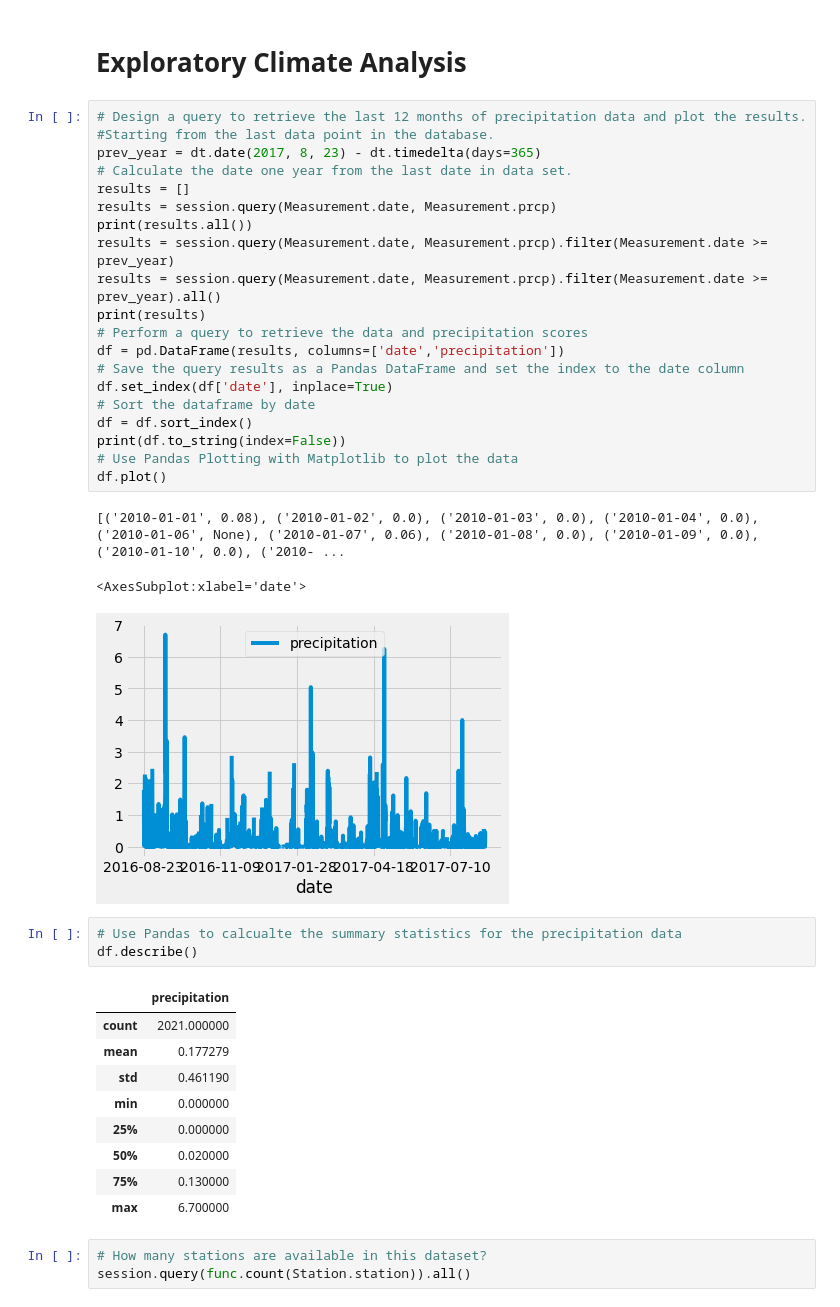
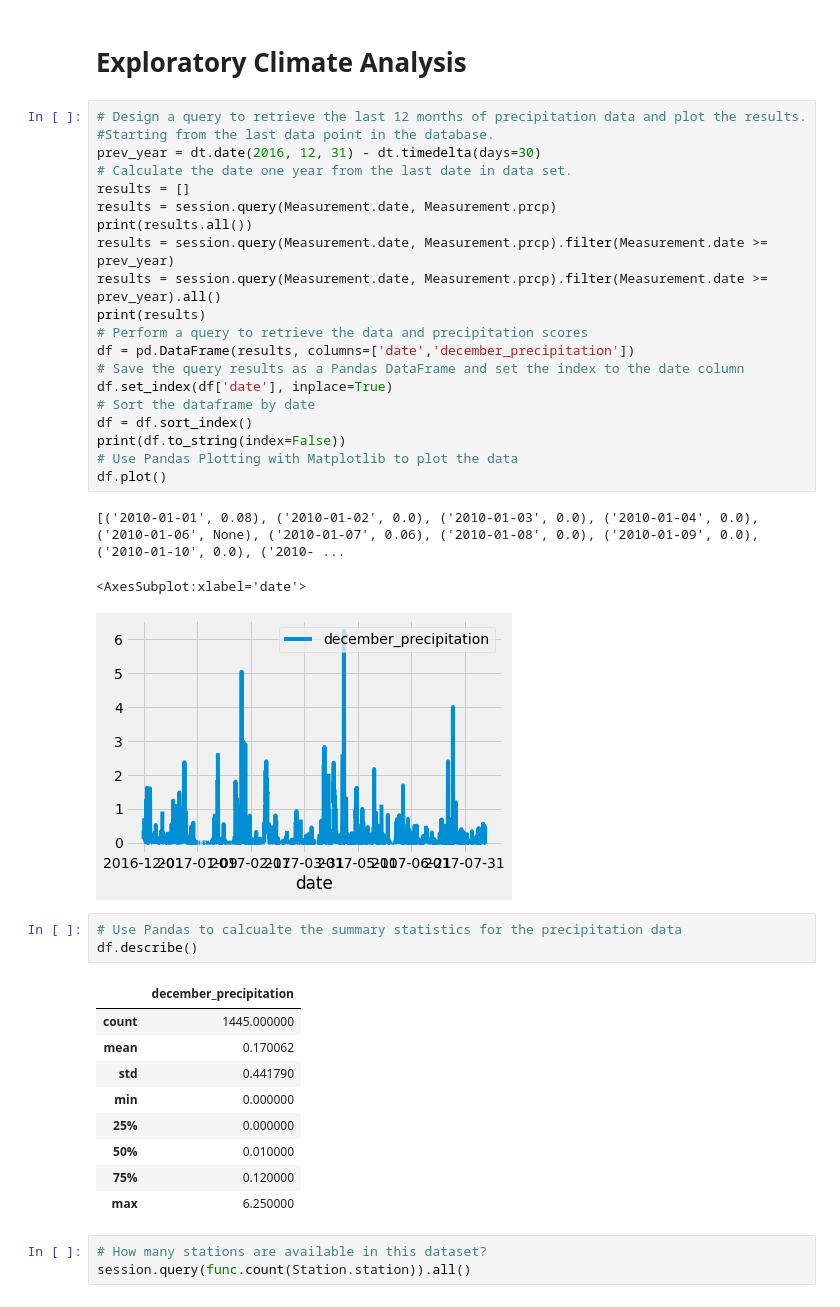
Before and after one commit to jtallerson/surfs_up, a Jupyter notebook: climate_analysis.ipynb, the cells around one changed output. Saved outputs shown, nothing was run; the diff lists cells and outputs as text.

```diff
--- a/climate_analysis.ipynb
+++ b/climate_analysis.ipynb
@@ -41,40 +41,40 @@ session = Session(engine)
 # %%
 # Design a query to retrieve the last 12 months of precipitation data and plot the results.
 #Starting from the last data point in the database.
-prev_year = dt.date(2017, 8, 23) - dt.timedelta(days=365)
+prev_year = dt.date(2016, 12, 31) - dt.timedelta(days=30)
 # Calculate the date one year from the last date in data set.
 results = []
 results = session.query(Measurement.date, Measurement.prcp)
 print(results.all())
 results = session.query(Measurement.date, Measurement.prcp).filter(Measurement.date >= prev_year)
 results = session.query(Measurement.date, Measurement.prcp).filter(Measurement.date >= prev_year).all()
 print(results)
 # Perform a query to retrieve the data and precipitation scores
-df = pd.DataFrame(results, columns=['date','precipitation'])
+df = pd.DataFrame(results, columns=['date','december_precipitation'])
 # Save the query results as a Pandas DataFrame and set the index to the date column
 df.set_index(df['date'], inplace=True)
 # Sort the dataframe by date
 df = df.sort_index()
 print(df.to_string(index=False))
 # Use Pandas Plotting with Matplotlib to plot the data
 df.plot()
 # %% [output]
 [('2010-01-01', 0.08), ('2010-01-02', 0.0), ('2010-01-03', 0.0), ('2010-01-04', 0.0), ('2010-01-06', None), ('2010-01-07', 0.06), ('2010-01-08', 0.0), ('2010-01-09', 0.0), ('2010-01-10', 0.0), ('2010- ...
 <AxesSubplot:xlabel='date'>
-[figure, old version]
+[figure, new version]
 # %%
 # Use Pandas to calcualte the summary statistics for the precipitation data
 df.describe()
 # %% [output]
-|  | precipitation |
-| count | 2021.000000 |
-| mean | 0.177279 |
-| std | 0.461190 |
+|  | december_precipitation |
+| count | 1445.000000 |
+| mean | 0.170062 |
+| std | 0.441790 |
 | min | 0.000000 |
 | 25% | 0.000000 |
-| 50% | 0.020000 |
-| 75% | 0.130000 |
-| max | 6.700000 |
+| 50% | 0.010000 |
+| 75% | 0.120000 |
+| max | 6.250000 |
 # %%
 # How many stations are available in this dataset?
 session.query(func.count(Station.station)).all()
```
Also changed, not shown: 10 other files.
